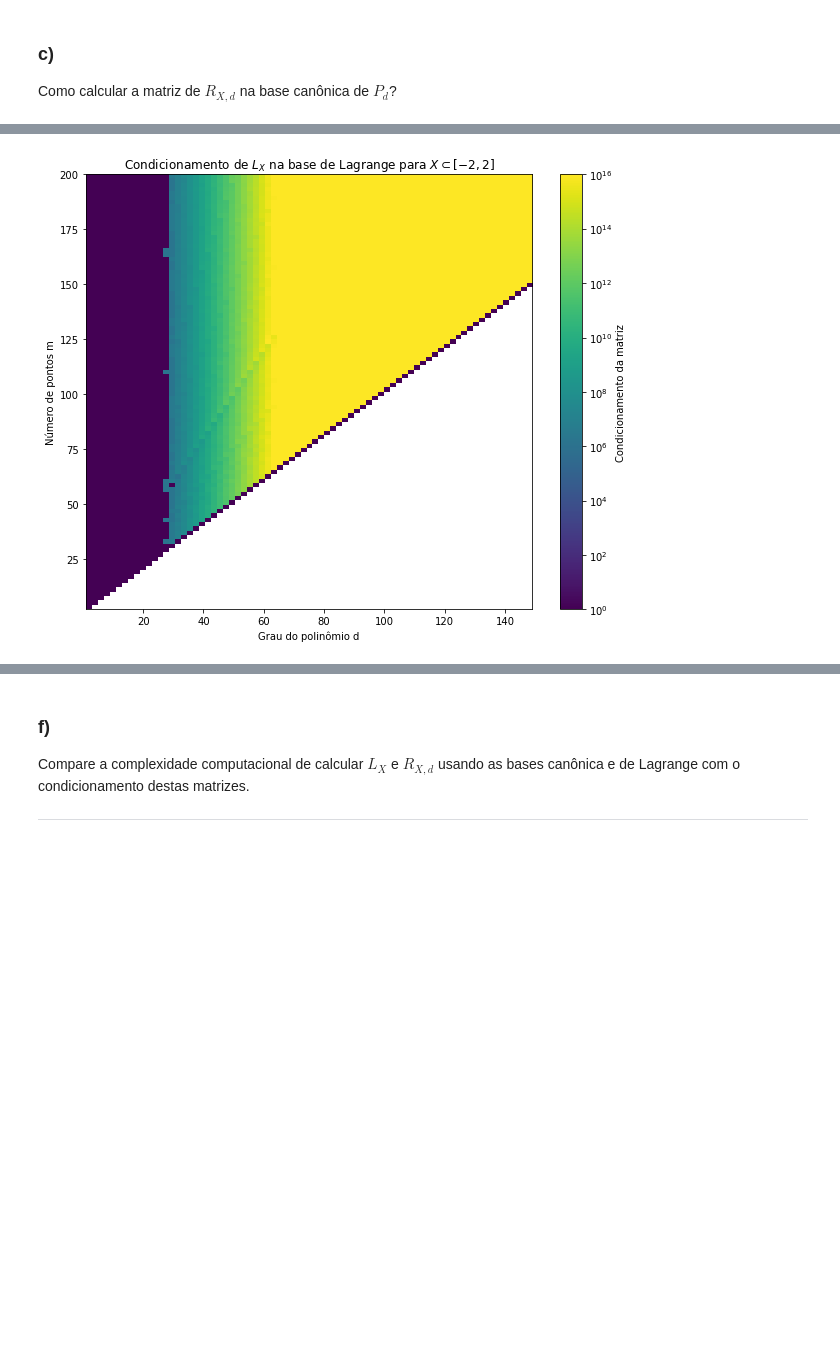
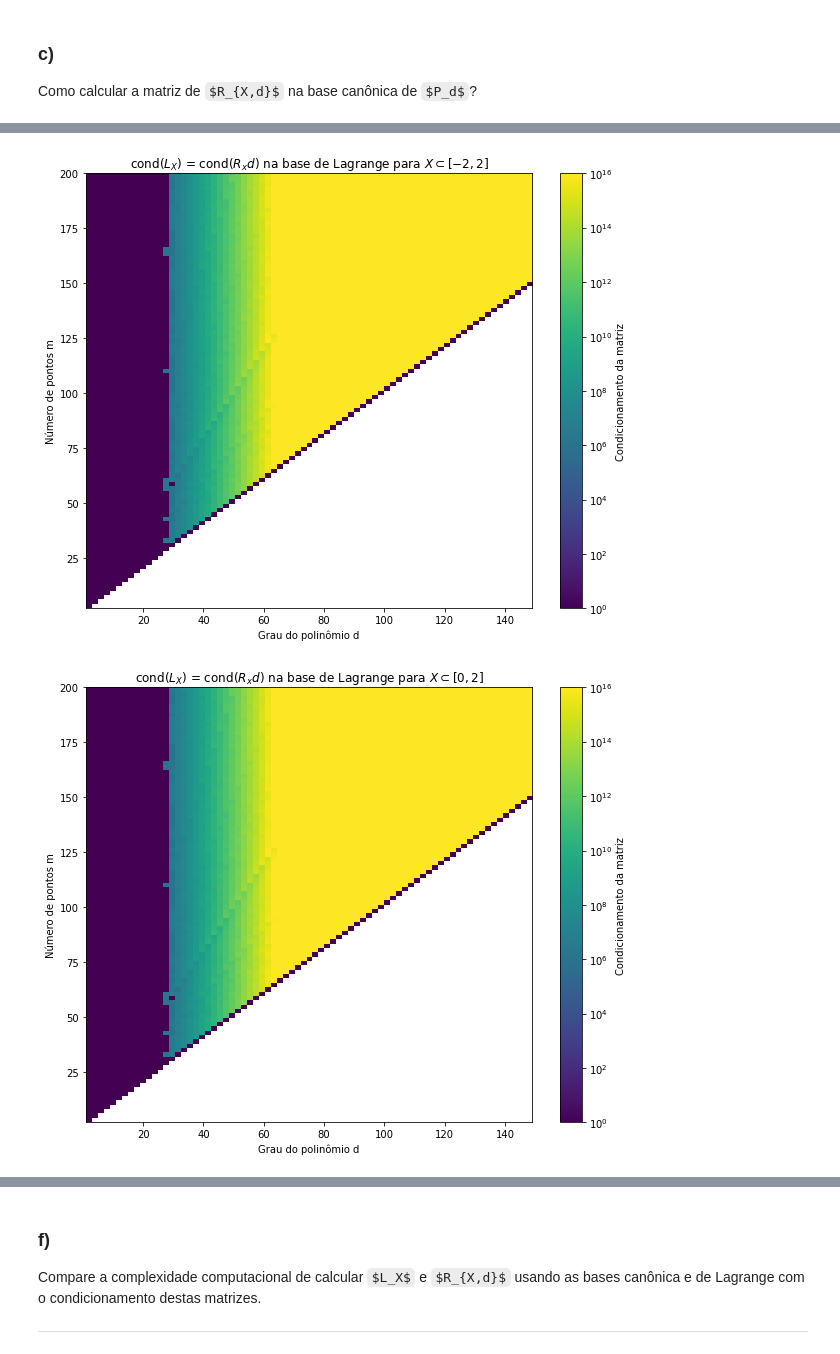
Before and after one commit to aliicerabello/fgv-aln-projeto3, a Jupyter notebook: projeto.ipynb, the cells around one changed output, grey strips where cells are left out. Cells and saved outputs as stored; diff of their text form; code cells hidden in the pictures; some formulas as TeX source; blank space fills up the shorter version.

```diff
--- a/projeto.ipynb
+++ b/projeto.ipynb
@@ -371,20 +409,9 @@ Na próxima célula, vamos analisar o condicionamento das matrizes de $L_X$ e $R
 # %%
-import numpy as np
-import matplotlib.pyplot as plt
-import matplotlib.colors as colors
-
 valores_m = list(range(2, 150))
 valores_d = list(range(1, 80))
 
 grade_conds = np.full((len(valores_m), len(valores_d)), np.nan)
 
-def cond_svd(A, tol=1e-15):
-    sigma = np.linalg.svd(A, compute_uv=False)
-
-    if sigma[-1] < tol:
-        return np.inf
-
-    return sigma[0] / sigma[-1]
 
 def cond_heatmap_canonica(x_menor, x_maior):
     for idx_m, m in enumerate(valores_m):
@@ -393,11 +420,9 @@ def cond_heatmap_canonica(x_menor, x_maior):
 
         for idx_d, d in enumerate(valores_d):
 
-            # A questão supõe m >= d + 1
             if m < d + 1:
                 continue
 
-            # P_d tem dimensão d+1: colunas 1, x, x^2, ..., x^d
             V = np.vander(X, N=d+1, increasing=True)
 
             try:
@@ -406,8 +431,6 @@ def cond_heatmap_canonica(x_menor, x_maior):
                 grade_conds[idx_m, idx_d] = np.inf
 
 
-    # Para o mapa de calor ficar legível, usamos escala logarítmica.
-    # Também cortamos valores infinitos para um teto visual.
     grade_plot = np.copy(grade_conds)
     grade_plot[np.isinf(grade_plot)] = 1e16
 
@@ -736,7 +781,7 @@ onde $\sigma_{\max}$ e $\sigma_{\min}$ são o maior e menor valor singular, resp
 Assim, vamos encontrar computacionalmente a fatoração SVD das matrizes $A$ = $[L_X]_{\mathrm{Lag}}$ e $A^+$ = $[R_{x,d}]_{\mathrm{Lag}}$ para diferentes valores de $m$ e $d$, como fizemos na letra anterior.  (na próxima célula):
 # %%
 
-def matriz_L_lagrange_normal_fast(X, d):
+def matriz_L_lagrange(X, d):
     """
     Calcula a matriz de L_X na base de Lagrange de P_d
     usando a fórmula normal do produtório, mas vetorizada.
@@ -753,9 +798,10 @@ def matriz_L_lagrange_normal_fast(X, d):
     m = len(X)
     r = d + 1
 
-    # Escolhe d+1 nós espalhados em X
     indices = np.linspace(0, m - 1, r, dtype=int)
     nodes = X[indices]
+
+    #VER ISSO
 
     A = np.ones((m, r))
 
@@ -783,13 +829,6 @@ def grafico_heatmap_lagrange(
     vmax=1e16,
     tol=1e-15
 ):
-    """
-    Gera o mapa de calor do condicionamento da matriz de L_X
-    na base de Lagrange, para vários valores de m e d.
-
-    O intervalo dos pontos X é [x_menor, x_maior].
-    """
-
     valores_m = list(range(m_min, m_max + 1, passo_m))
     valores_d = list(range(d_min, d_max + 1, passo_d))
 
@@ -801,12 +840,11 @@ def grafico_heatmap_lagrange(
 
         for idx_d, d in enumerate(valores_d):
 
-            # Hipótese do problema: m >= d + 1
             if m < d + 1:
                 continue
 
             try:
-                A = matriz_L_lagrange_normal_fast(X, d)
+                A = matriz_L_lagrange(X, d)
 
                 if not np.all(np.isfinite(A)):
                     grade_conds[idx_m, idx_d] = np.inf
@@ -835,13 +873,15 @@ def grafico_heatmap_lagrange(
     plt.xlabel("Grau do polinômio d")
     plt.ylabel("Número de pontos m")
     plt.title(
-        f"Condicionamento de $L_X$ na base de Lagrange para $X\\subset[{x_menor},{x_maior}]$"
+        f"cond($L_X$) = cond($R_xd$) na base de Lagrange para $X\\subset[{x_menor},{x_maior}]$"
     )
 
     plt.show()
 # %%
 grafico_heatmap_lagrange(x_menor=-2,x_maior=2)
+grafico_heatmap_lagrange(x_menor=0,x_maior=2)
 # %% [output]
-[figure, old version]
+[figure, new version]
+[figure, added]
 # %% [markdown]
 Observando o gráfico é notável que as transformações escritas na base de Lagrange tem uma melhora significativa no condicionamento para valores maiores de $d$, isso por sí só já mostra a utilidade de se expressar polinômios nessa base. Todavia, o resultado que mais chama atenção é o que se refere a diagonal principal do gráfico, onde $m = d+1$, em que o condicionamento é 1 para todos os valores nessa reta. Esse resultado soluciona o problema abordado no item 2(d) que nos fazia questionar a utilidade principalmente da transformação $R_{x,d}$ onde eramos limitados a polinômios que não aproximavam $b$ de forma precisa se não quiséssemos lidar com altos valores de condicionamento.
```
Also changed, not shown: parts of 10 cells of this notebook, 1 other file.
